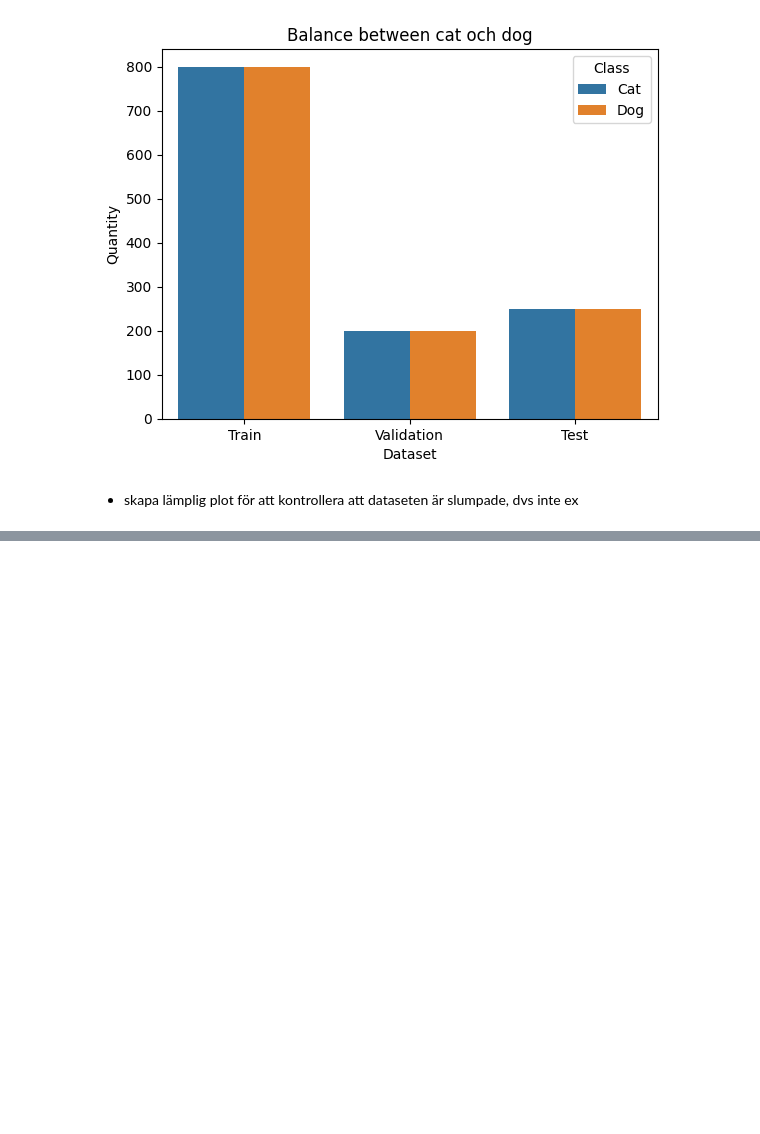
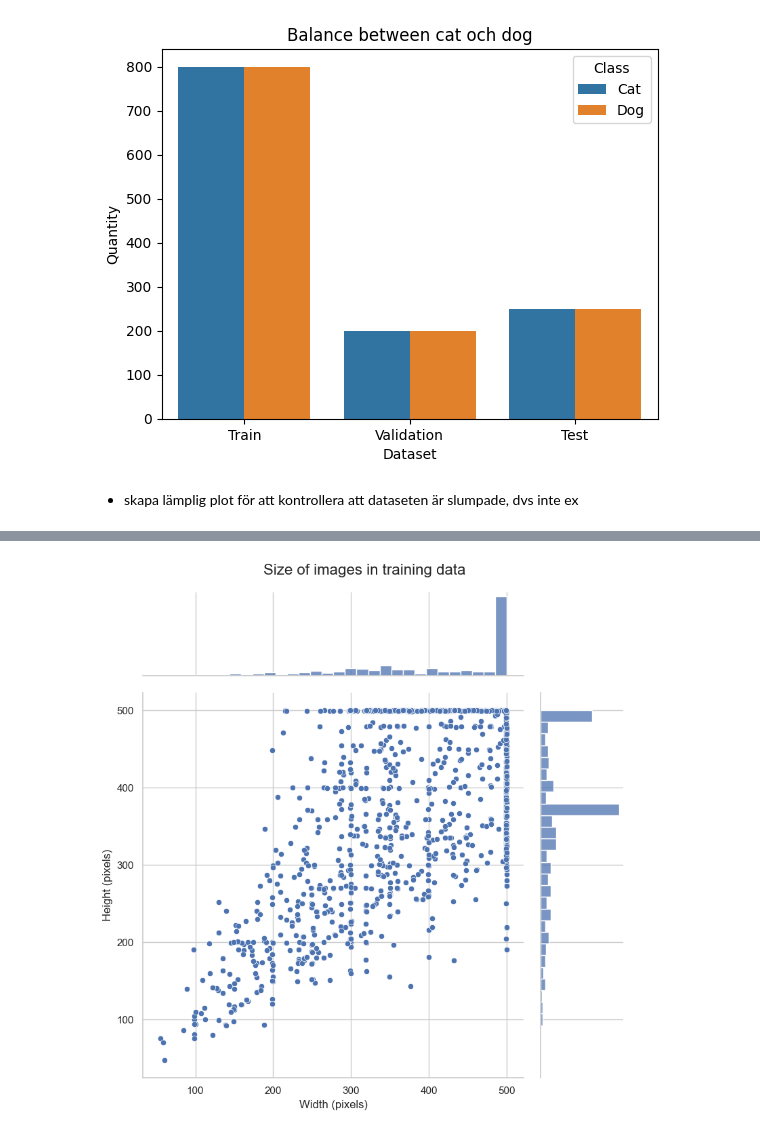
Before and after one commit to HolmstromAnna/AI-Anna-Holmstrom-OPA23, a Jupyter notebook: labs/Lab2/Code_lab2.ipynb, the cells around one changed output, grey strips where cells are left out. Cells and saved outputs as stored; diff of their text form; code cells hidden in the pictures; blank space fills up the shorter version.

Commit message:
Exercise 1a, plot image size

```diff
--- a/labs/Lab2/Code_lab2.ipynb
+++ b/labs/Lab2/Code_lab2.ipynb
@@ -276,0 +282,23 @@ fig.show()
+# %%
+def get_image_sizes(directory, filenames):
+    sizes = []
+    for filename in filenames:
+        with Image.open(os.path.join(directory, filename)) as img:
+            sizes.append(img.size)  # img.size returns tuple of (width, height)
+    return sizes
+
+# Get imagesize for all images in 'experiment_small_data/train'
+train_sizes = get_image_sizes(os.path.join(experiment_small_data, 'train'), train_list)
+
+# Create dataframe
+sizes_df = pd.DataFrame(train_sizes, columns=['Width', 'Height'])
+
+# Create jointplot
+jp = sns.jointplot(data=sizes_df, x='Width', y='Height', kind='scatter', color='b', marginal_kws=dict(bins=30, fill=True), height=8, ratio=4)
+
+jp.fig.suptitle('Size of images in training data', fontsize=16, y=1.03)  # y=1.03 för att ge utrymme för titeln
+jp.set_axis_labels('Width (pixels)', 'Height (pixels)', fontsize=12)
+
+plt.show()
+# %% [output]
+[figure, added]
```
Also changed, not shown: parts of 1 cell of this notebook.
